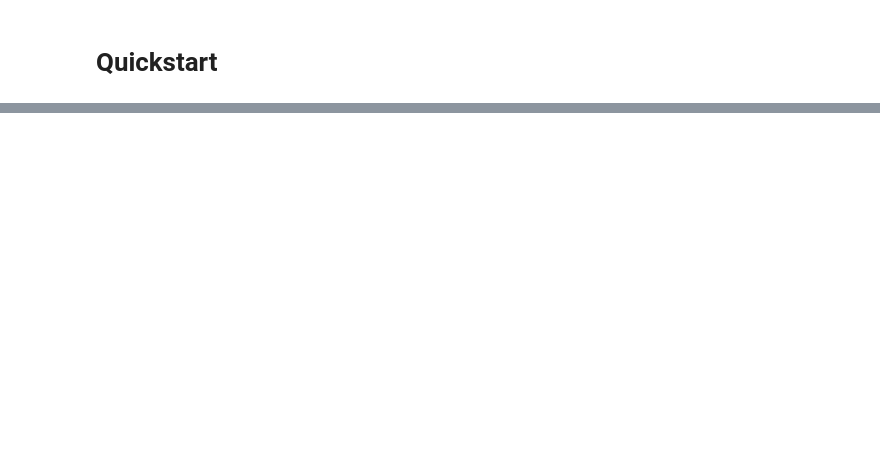
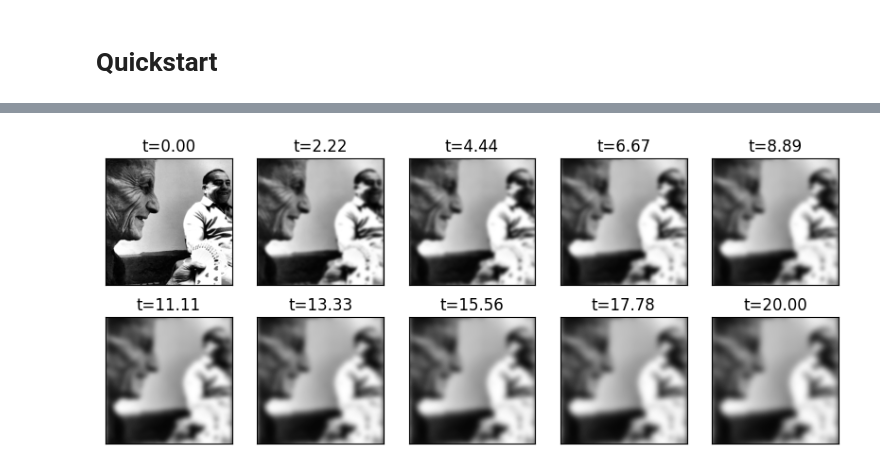
Before and after one commit to ucl-bug/jaxdf, a Jupyter notebook: docs/notebooks/quickstart.ipynb, the cells around one changed output, grey strips where cells are left out. Saved outputs shown, nothing was run; the diff lists cells and outputs as text; code cells hidden in the pictures; blank space fills up the shorter version.

```diff
--- a/docs/notebooks/quickstart.ipynb
+++ b/docs/notebooks/quickstart.ipynb
@@ -287,0 +107,29 @@ plt.savefig("diffusion_example.png")
+# %%
+# Integrate with diffrax
+import diffrax as dfx
+
+def pde_field(t, u, args):
+  return laplacian(u)
+
+term = dfx.ODETerm(pde_field)
+t0 = 0
+t_final = 20
+dt = 0.1
+saveat = dfx.SaveAt(ts=jnp.linspace(t0, t_final, 10))
+solver = dfx.Tsit5()
+
+sol = dfx.diffeqsolve(term, solver, t0, t_final, dt, u, saveat=saveat)
+# %%
+snapshots = sol.ys
+
+# Plot the solutions on a grid
+fig, ax = plt.subplots(2, 5, figsize=(10,4))
+# Flatten the axes
+ax = ax.flatten()
+for i in range(10):
+  ax[i].imshow(snapshots[i].on_grid, vmin=0, vmax=1.0, cmap="gray")
+  ax[i].set_title(f"t={sol.ts[i]:.2f}")
+  ax[i].set_xticks([])
+  ax[i].set_yticks([])
+# %% [output]
+[figure, added]
```
Also changed, not shown: parts of 80 cells of this notebook, 24 other files.
